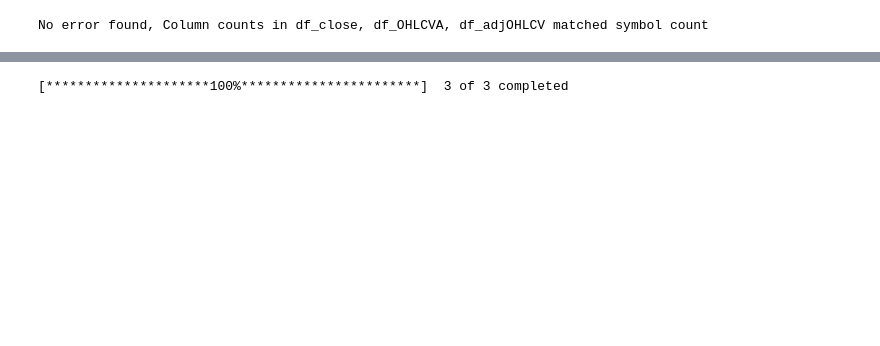
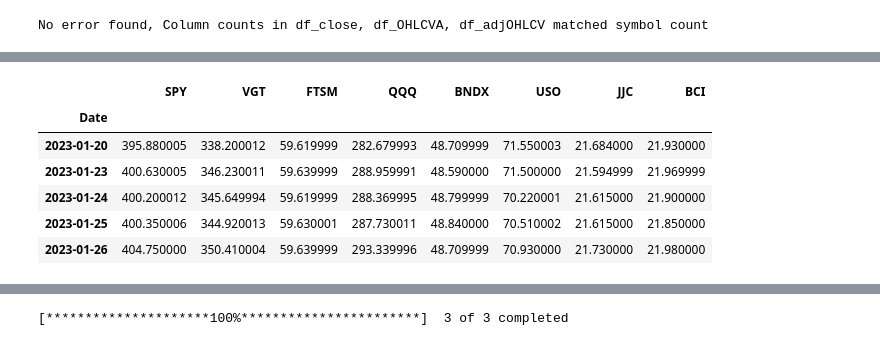
Before and after one commit to pympk/py379, a Jupyter notebook: yf_0AdjOHLV_download_chunks.ipynb, the cells around one changed output, grey strips where cells are left out. Cells and saved outputs as stored; diff of their text form; code cells hidden in the pictures; blank space fills up the shorter version.

```diff
--- a/yf_0AdjOHLV_download_chunks.ipynb
+++ b/yf_0AdjOHLV_download_chunks.ipynb
@@ -373,3 +373,14 @@ _df.tail()
+# %%
+_df = df_close[symbols_add]
+_df.tail()
+# %% [output]
+|  | SPY | VGT | FTSM | QQQ | BNDX | USO | JJC | BCI |
+| Date |  |  |  |  |  |  |  |  |
+| 2023-01-20 | 395.880005 | 338.200012 | 59.619999 | 282.679993 | 48.709999 | 71.550003 | 21.684000 | 21.930000 |
+| 2023-01-23 | 400.630005 | 346.230011 | 59.639999 | 288.959991 | 48.590000 | 71.500000 | 21.594999 | 21.969999 |
+| 2023-01-24 | 400.200012 | 345.649994 | 59.619999 | 288.369995 | 48.799999 | 70.220001 | 21.615000 | 21.900000 |
+| 2023-01-25 | 400.350006 | 344.920013 | 59.630001 | 287.730011 | 48.840000 | 70.510002 | 21.615000 | 21.850000 |
+| 2023-01-26 | 404.750000 | 350.410004 | 59.639999 | 293.339996 | 48.709999 | 70.930000 | 21.730000 | 21.980000 |
 # %%
 # syms_def = ['NOC', 'HII', 'AVAV', 'LMT', 'CW', 'HEI']
 s_start, s_end = -252, -247
```
Also changed, not shown: parts of 14 cells of this notebook, 3 other files.
